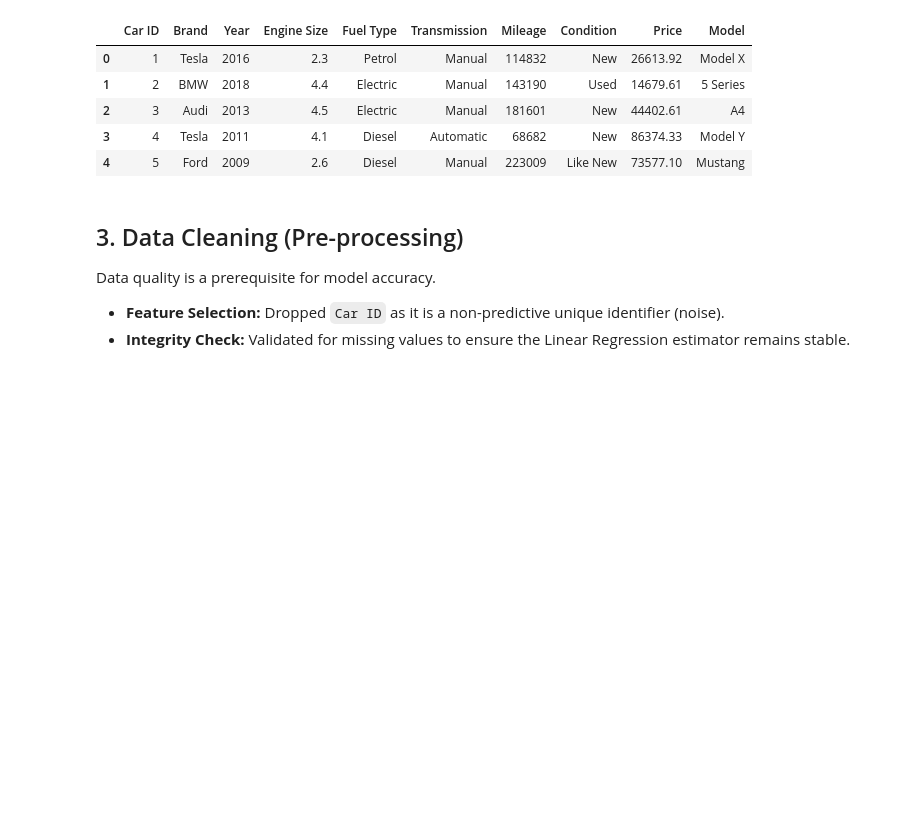
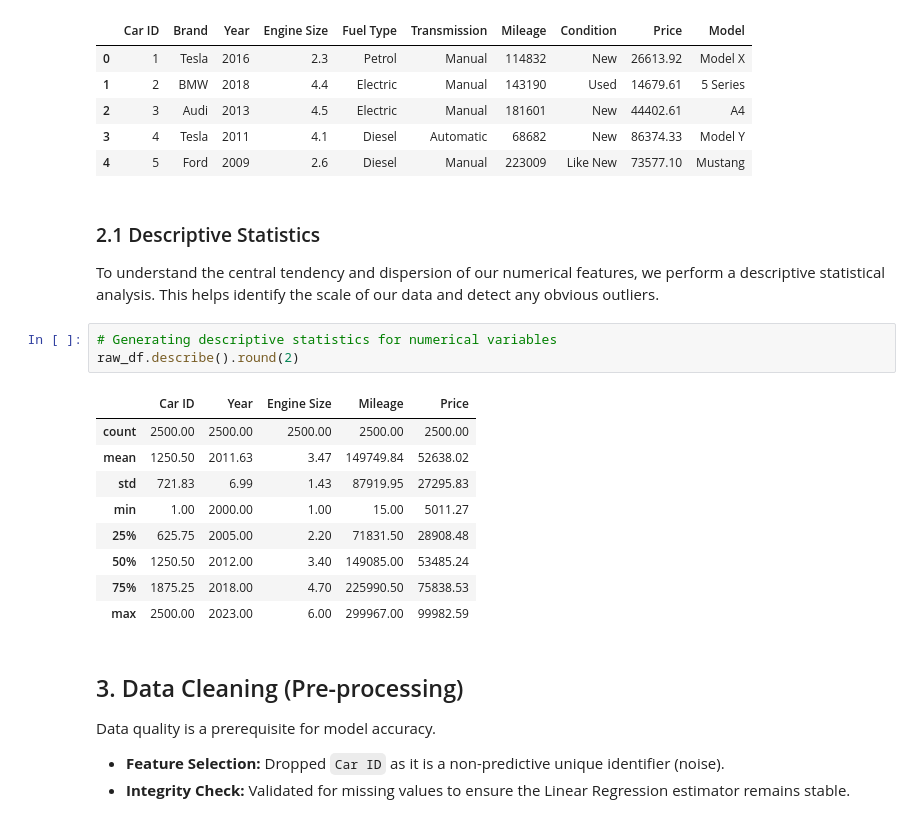
Before and after one commit to Ahmed-Naafic/DataScienceJourney, a Jupyter notebook: Car_Price_Prediction_Prediction/car_price_full_pipeline.ipynb, the cells around one changed output. Drawn from its saved outputs; the diff is of its cells as text; blank space fills up the shorter version.

```diff
--- a/Car_Price_Prediction_Prediction/car_price_full_pipeline.ipynb
+++ b/Car_Price_Prediction_Prediction/car_price_full_pipeline.ipynb
@@ -37,6 +37,22 @@ Raw Dataset Profile: 2500 observations and 10 features.
 | 2 | 3 | Audi | 2013 | 4.5 | Electric | Manual | 181601 | New | 44402.61 | A4 |
 | 3 | 4 | Tesla | 2011 | 4.1 | Diesel | Automatic | 68682 | New | 86374.33 | Model Y |
 | 4 | 5 | Ford | 2009 | 2.6 | Diesel | Manual | 223009 | Like New | 73577.10 | Mustang |
+# %% [markdown]
+### 2.1 Descriptive Statistics
+To understand the central tendency and dispersion of our numerical features, we perform a descriptive statistical analysis. This helps identify the scale of our data and detect any obvious outliers.
+# %%
+# Generating descriptive statistics for numerical variables
+raw_df.describe().round(2)
+# %% [output]
+|  | Car ID | Year | Engine Size | Mileage | Price |
+| count | 2500.00 | 2500.00 | 2500.00 | 2500.00 | 2500.00 |
+| mean | 1250.50 | 2011.63 | 3.47 | 149749.84 | 52638.02 |
+| std | 721.83 | 6.99 | 1.43 | 87919.95 | 27295.83 |
+| min | 1.00 | 2000.00 | 1.00 | 15.00 | 5011.27 |
+| 25% | 625.75 | 2005.00 | 2.20 | 71831.50 | 28908.48 |
+| 50% | 1250.50 | 2012.00 | 3.40 | 149085.00 | 53485.24 |
+| 75% | 1875.25 | 2018.00 | 4.70 | 225990.50 | 75838.53 |
+| max | 2500.00 | 2023.00 | 6.00 | 299967.00 | 99982.59 |
 # %% [markdown]
 ## 3. Data Cleaning (Pre-processing)
 Data quality is a prerequisite for model accuracy.
```
Also changed, not shown: parts of 9 cells of this notebook, 5 other files.
